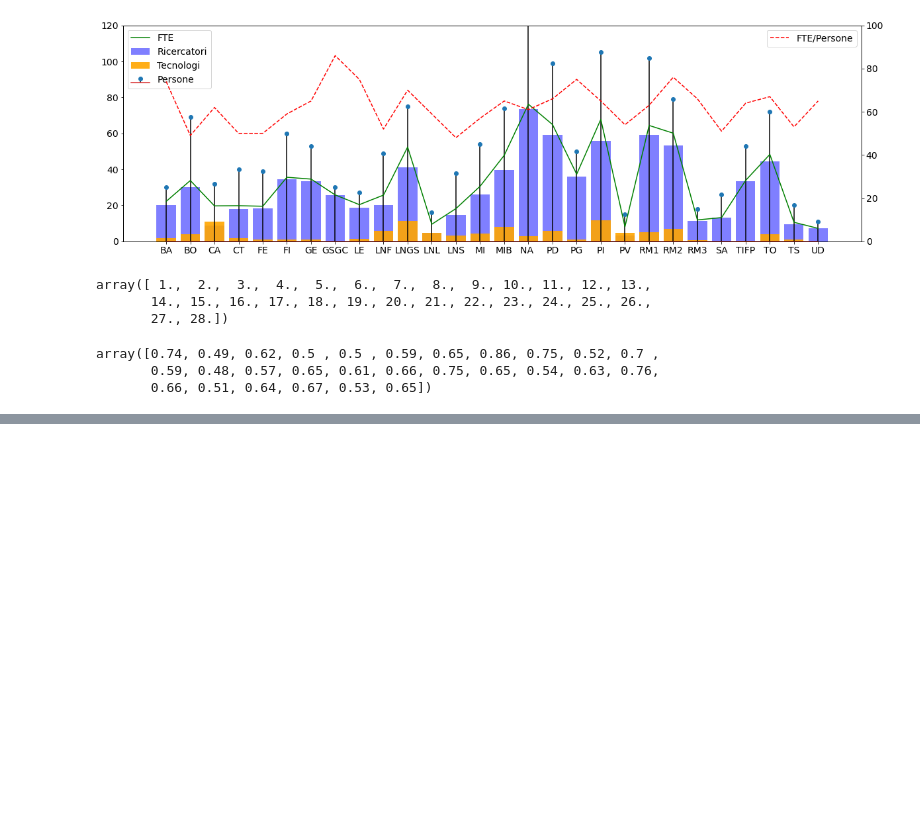
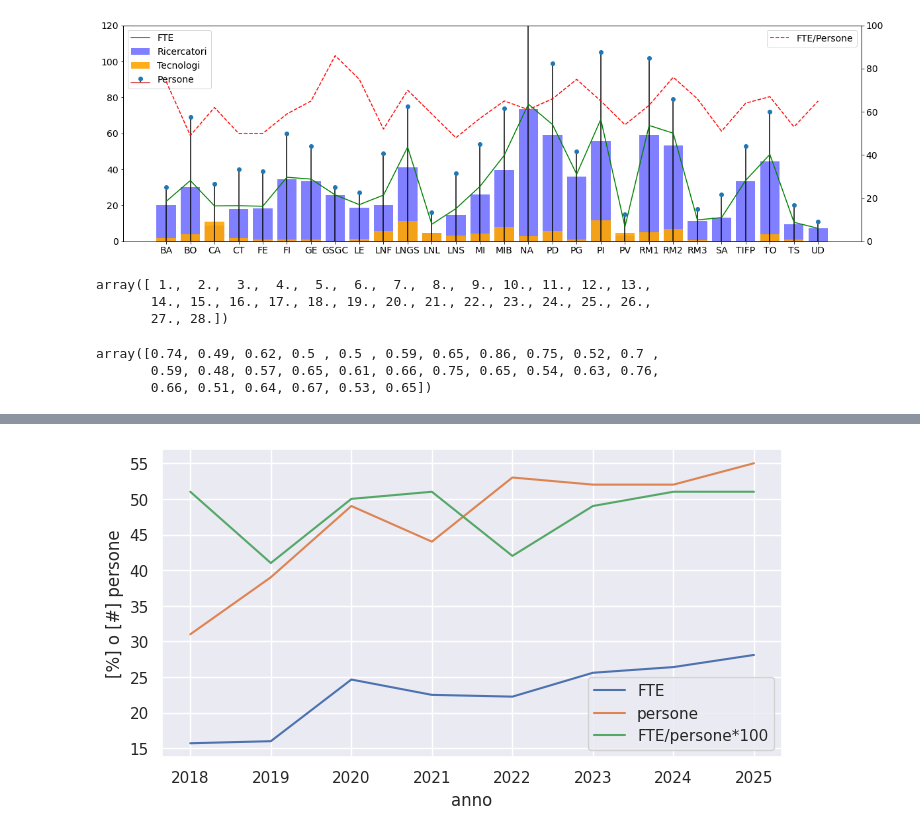
Before and after one commit to gmazzitelli/GSN2, a Jupyter notebook: CSN2_persone.ipynb, the cells around one changed output, grey strips where cells are left out. Cells and saved outputs as stored; diff of their text form; code cells hidden in the pictures; blank space fills up the shorter version.

```diff
--- a/CSN2_persone.ipynb
+++ b/CSN2_persone.ipynb
@@ -64,3 +64,8 @@ df['FTE / PERS.'].values
 array([0.74, 0.49, 0.62, 0.5 , 0.5 , 0.59, 0.65, 0.86, 0.75, 0.52, 0.7 ,
        0.59, 0.48, 0.57, 0.65, 0.61, 0.66, 0.75, 0.65, 0.54, 0.63, 0.76,
        0.66, 0.51, 0.64, 0.67, 0.53, 0.65])
+# %%
+key="13Tqehjni-I1GEalDZolMz7jZlnmGbzRkviCgGG2fOUo"
+url_csv_file = "https://docs.google.com/spreadsheet/ccc?key="+key+"&output=csv"
+df = pd.read_csv(url_csv_file)
+# https://docs.google.com/spreadsheets/d/1esZt19LIS654GhDG2cxAlC5L4qEZ0Yd0-jcA_VMlUA4/edit?usp=sharing
@@ -66,0 +84,16 @@ array([0.74, 0.49, 0.62, 0.5 , 0.5 , 0.59, 0.65, 0.86, 0.75, 0.52, 0.7 ,
+# %%
+from scipy.optimize import curve_fit
+from sklearn.metrics import r2_score
+import seaborn as sns
+sns.set()
+# %%
+fig, ax = plt.subplots(figsize=(8,4))
+ax.plot(df.anno, df.FTE, label='FTE')
+ax.plot(df.anno, df.persone, label='persone')
+ax.plot(df.anno, df.FTE_persone*100, label='FTE/persone*100')
+plt.xlabel('anno')
+plt.ylabel('[%] o [#] persone')
+plt.legend()
+plt.show()
+# %% [output]
+[figure, added]
```
Also changed, not shown: parts of 1 cell of this notebook.
